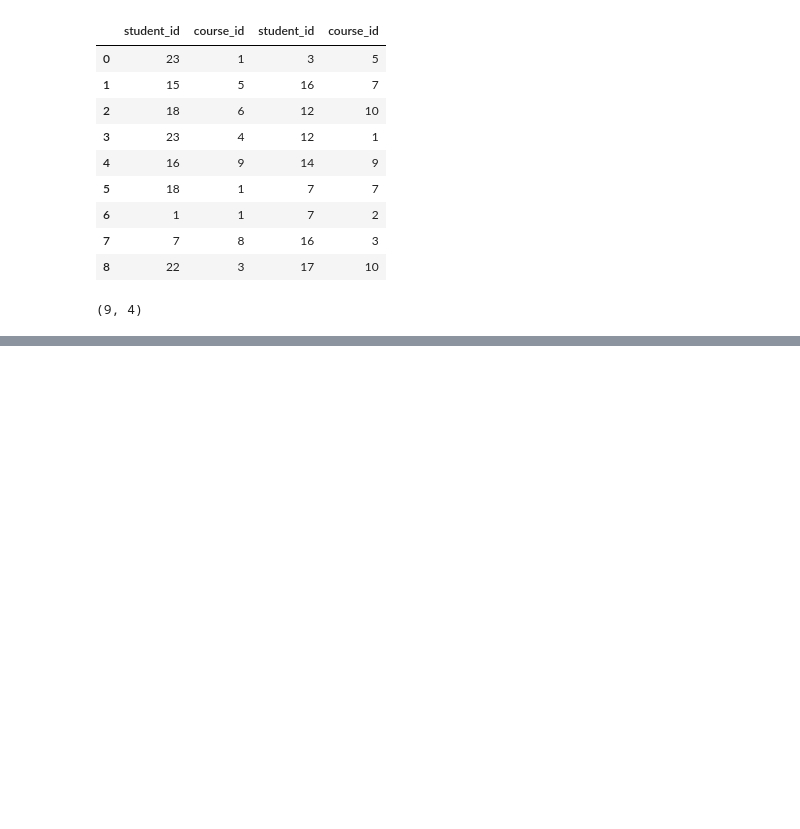
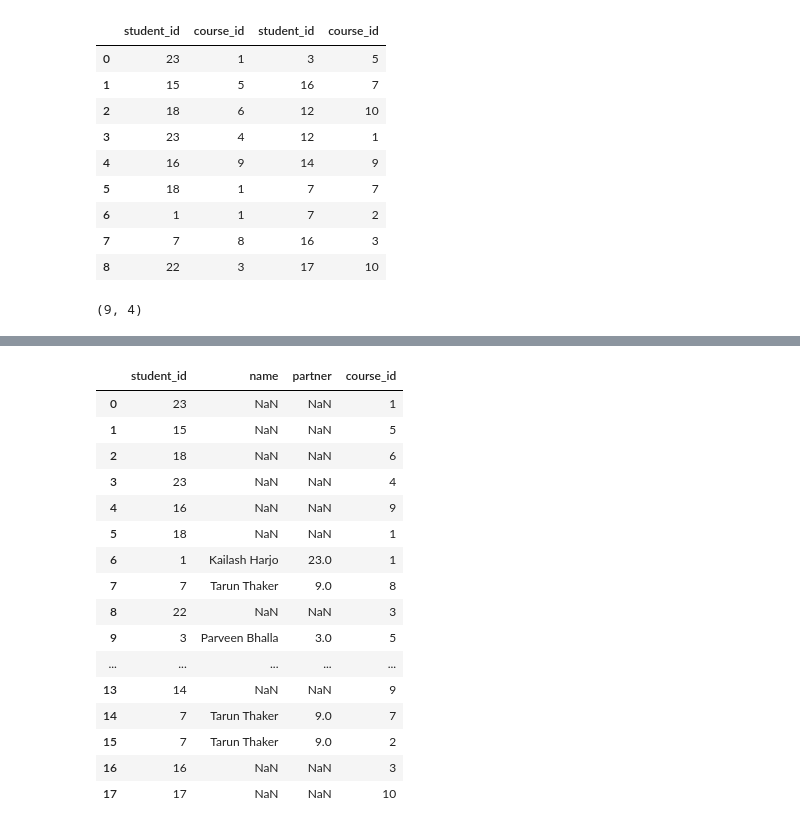
Before and after one commit to MuhammadNoman3405/Machine-Learning-Practice, a Jupyter notebook: Data Analysis With Python/Pandas/Merging_Joining_Concatenating.ipynb, the cells around one changed output, grey strips where cells are left out. Cells and saved outputs as stored; diff of their text form; code cells hidden in the pictures; blank space fills up the shorter version.

```diff
--- a/Data Analysis With Python/Pandas/Merging_Joining_Concatenating.ipynb
+++ b/Data Analysis With Python/Pandas/Merging_Joining_Concatenating.ipynb
@@ -162,0 +194,20 @@ horizontl_combining.shape
+# %%
+students.merge(registration,how='right',on='student_id')
+# %% [output]
+|  | student_id | name | partner | course_id |
+| 0 | 23 | NaN | NaN | 1 |
+| 1 | 15 | NaN | NaN | 5 |
+| 2 | 18 | NaN | NaN | 6 |
+| 3 | 23 | NaN | NaN | 4 |
+| 4 | 16 | NaN | NaN | 9 |
+| 5 | 18 | NaN | NaN | 1 |
+| 6 | 1 | Kailash Harjo | 23.0 | 1 |
+| 7 | 7 | Tarun Thaker | 9.0 | 8 |
+| 8 | 22 | NaN | NaN | 3 |
+| 9 | 3 | Parveen Bhalla | 3.0 | 5 |
+| ... | ... | ... | ... | ... |
+| 13 | 14 | NaN | NaN | 9 |
+| 14 | 7 | Tarun Thaker | 9.0 | 7 |
+| 15 | 7 | Tarun Thaker | 9.0 | 2 |
+| 16 | 16 | NaN | NaN | 3 |
+| 17 | 17 | NaN | NaN | 10 |
```
Also changed, not shown: parts of 20 cells of this notebook, 2 other files.
